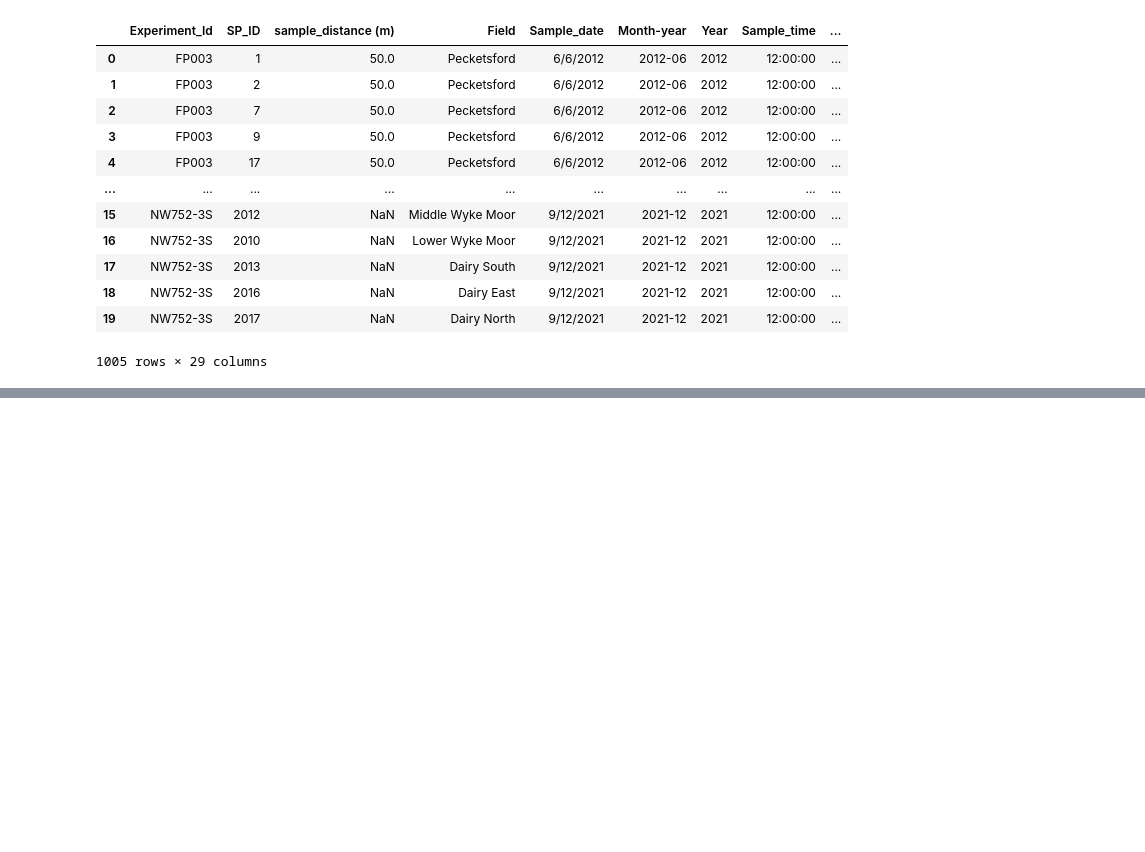
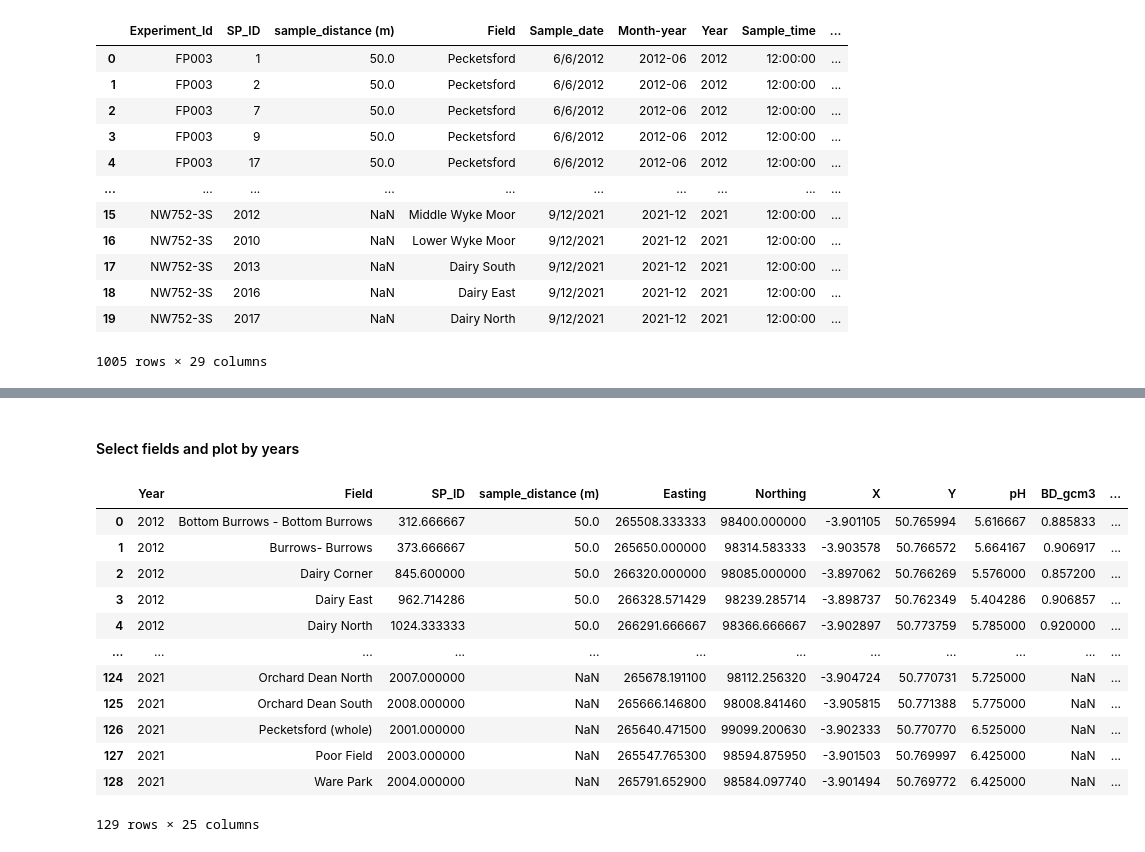
Before and after one commit to neli12/project-carbon-RR, a Jupyter notebook: First steps in analysing RR data.ipynb, the cells around one changed output, grey strips where cells are left out. Drawn from its saved outputs; the diff is of its cells as text; code cells hidden in the pictures; blank space fills up the shorter version.

```diff
--- a/First steps in analysing RR data.ipynb
+++ b/First steps in analysing RR data.ipynb
@@ -1151,0 +1129,20 @@ fig.savefig('C%_by_field.png', dpi = 700)
+# %% [markdown]
+#### Select fields and plot by years
+# %%
+group_by_field_year = f2_df.groupby(['Year','Field']).mean().reset_index()
+group_by_field_year['C_total_%w/w'] = group_by_field_year['C_total_%w/w'].round(2)
+group_by_field_year
+# %% [output]
+|  | Year | Field | SP_ID | sample_distance (m) | Easting | Northing | X | Y | pH | BD_gcm3 | ... |
+| 0 | 2012 | Bottom Burrows - Bottom Burrows | 312.666667 | 50.0 | 265508.333333 | 98400.000000 | -3.901105 | 50.765994 | 5.616667 | 0.885833 | ... |
+| 1 | 2012 | Burrows- Burrows | 373.666667 | 50.0 | 265650.000000 | 98314.583333 | -3.903578 | 50.766572 | 5.664167 | 0.906917 | ... |
+| 2 | 2012 | Dairy Corner | 845.600000 | 50.0 | 266320.000000 | 98085.000000 | -3.897062 | 50.766269 | 5.576000 | 0.857200 | ... |
+| 3 | 2012 | Dairy East | 962.714286 | 50.0 | 266328.571429 | 98239.285714 | -3.898737 | 50.762349 | 5.404286 | 0.906857 | ... |
+| 4 | 2012 | Dairy North | 1024.333333 | 50.0 | 266291.666667 | 98366.666667 | -3.902897 | 50.773759 | 5.785000 | 0.920000 | ... |
+| ... | ... | ... | ... | ... | ... | ... | ... | ... | ... | ... | ... |
+| 124 | 2021 | Orchard Dean North | 2007.000000 | NaN | 265678.191100 | 98112.256320 | -3.904724 | 50.770731 | 5.725000 | NaN | ... |
+| 125 | 2021 | Orchard Dean South | 2008.000000 | NaN | 265666.146800 | 98008.841460 | -3.905815 | 50.771388 | 5.775000 | NaN | ... |
+| 126 | 2021 | Pecketsford (whole) | 2001.000000 | NaN | 265640.471500 | 99099.200630 | -3.902333 | 50.770770 | 6.525000 | NaN | ... |
+| 127 | 2021 | Poor Field | 2003.000000 | NaN | 265547.765300 | 98594.875950 | -3.901503 | 50.769997 | 6.425000 | NaN | ... |
+| 128 | 2021 | Ware Park | 2004.000000 | NaN | 265791.652900 | 98584.097740 | -3.901494 | 50.769772 | 6.425000 | NaN | ... |
+129 rows × 25 columns
```
Also changed, not shown: parts of 27 cells of this notebook.
